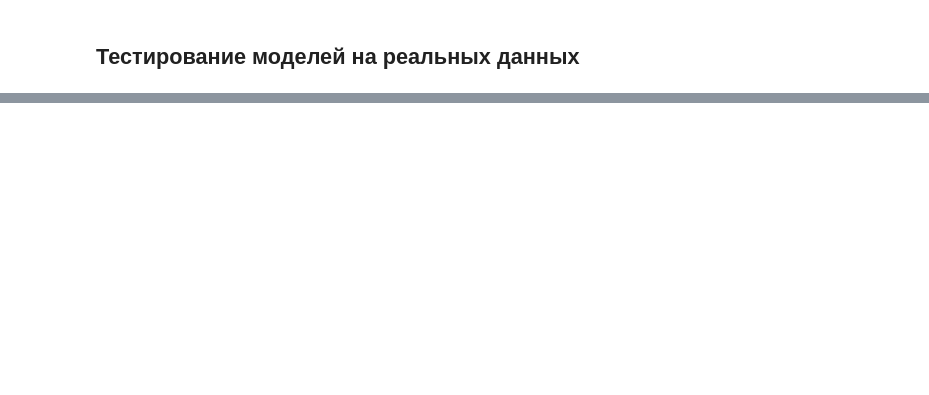
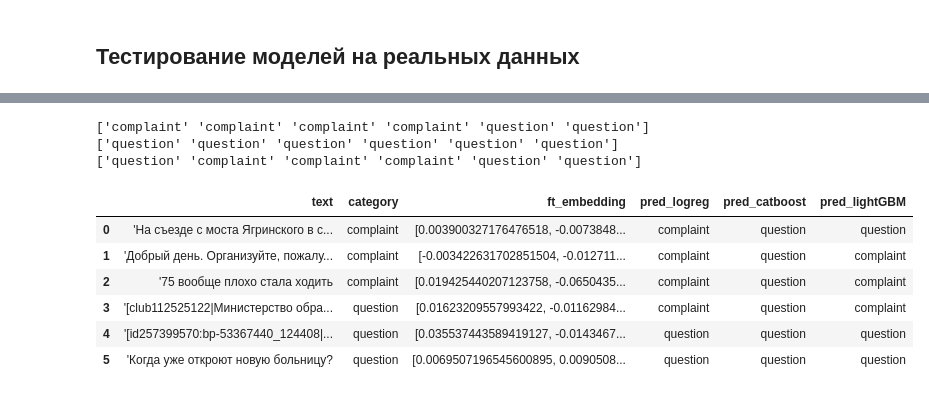
Before and after one commit to ybezginova2016/NLP_GovComplaintQuestionClassification, a Jupyter notebook: main.ipynb, the cells around one changed output, grey strips where cells are left out. Cells and saved outputs as stored; diff of their text form; code cells hidden in the pictures; blank space fills up the shorter version.

```diff
--- a/main.ipynb
+++ b/main.ipynb
@@ -1341,0 +1349,14 @@ plt.tight_layout();
+# %%
+test1 = [complaints['text'].iloc[0]] # complaint
+test2 = [complaints['text'].iloc[1]] # complaint
+test3 = [complaints['text'].iloc[2]] # complaint
+
+test4 = [questions['text'].iloc[0]] # question
+test5 = [questions['text'].iloc[1]] # question
+test6 = [questions['text'].iloc[2]] # question
+# %%
+test_data = pd.DataFrame({
+    'text': [test1[0], test2[0], test3[0], test4[0], test5[0], test6[0]],
+    'category': ['complaint', 'complaint', 'complaint', 'question', 'question', 'question']
+})
+test_data
@@ -1341,0 +1371,24 @@ plt.tight_layout();
+# %%
+test_data['ft_embedding'] = test_data['text'].apply(lambda x: get_com_embedding(x, model=ft, embedding_size=300))
+
+print(logreg_grid.predict(list(test_data['ft_embedding'])))
+print(gsearch_catboost.predict(list(test_data['ft_embedding'])))
+print(LGBMClassifier_gsearch.predict(list(test_data['ft_embedding'])))
+# %% [output]
+['complaint' 'complaint' 'complaint' 'complaint' 'question' 'question']
+['question' 'question' 'question' 'question' 'question' 'question']
+['question' 'complaint' 'complaint' 'complaint' 'question' 'question']
+# %%
+test_data['pred_logreg'] = logreg_grid.predict(list(test_data['ft_embedding']))
+test_data['pred_catboost'] = gsearch_catboost.predict(list(test_data['ft_embedding']))
+test_data['pred_lightGBM'] = LGBMClassifier_gsearch.predict(list(test_data['ft_embedding']))
+
+test_data
+# %% [output]
+|  | text | category | ft_embedding | pred_logreg | pred_catboost | pred_lightGBM |
+| 0 | 'На съезде с моста Ягринского в с... | complaint | [0.003900327176476518, -0.0073848... | complaint | question | question |
+| 1 | 'Добрый день. Организуйте, пожалу... | complaint | [-0.003422631702851504, -0.012711... | complaint | question | complaint |
+| 2 | '75 вообще плохо стала ходить | complaint | [0.019425440207123758, -0.0650435... | complaint | question | complaint |
+| 3 | '[club112525122|Министерство обра... | question | [0.01623209557993422, -0.01162984... | complaint | question | complaint |
+| 4 | '[id257399570:bp-53367440_124408|... | question | [0.035537443589419127, -0.0143467... | question | question | question |
+| 5 | 'Когда уже откроют новую больницу? | question | [0.0069507196545600895, 0.0090508... | question | question | question |
```
Also changed, not shown: parts of 39 cells of this notebook, 6 other files.
